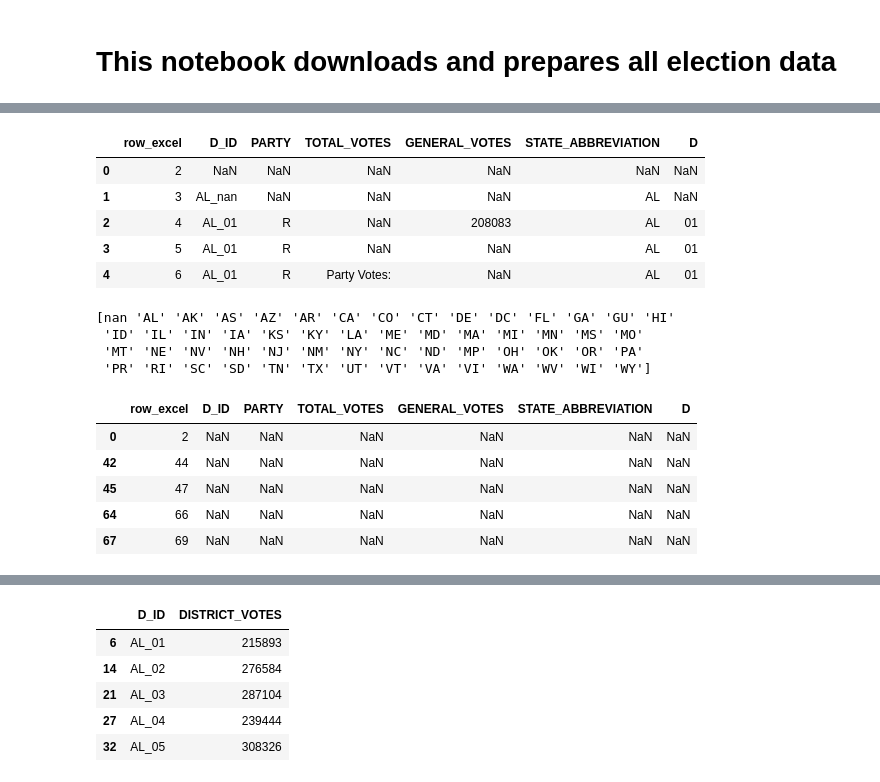
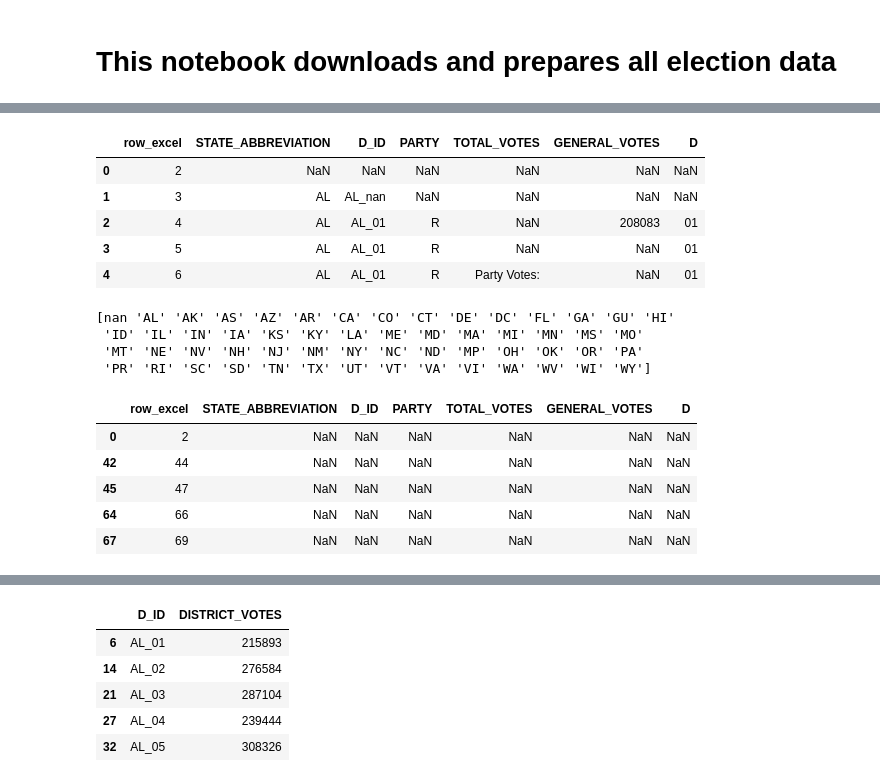
Before and after one commit to kbjarkefur/uselect, a Jupyter notebook: data/script-jupyter/clean-house-data.ipynb, the cells around one changed output, grey strips where cells are left out. Drawn from its saved outputs; the diff is of its cells as text; code cells hidden in the pictures.

```diff
--- a/data/script-jupyter/clean-house-data.ipynb
+++ b/data/script-jupyter/clean-house-data.ipynb
@@ -46,9 +35,8 @@ house_by_dist.head(50)
 # %%
-house_by_dist["D_ID"] = house_by_dist["STATE ABBREVIATION"] + "_" + house_by_dist["D"].map(str)
-
 house_by_dist.rename(columns={1:'row_excel',
                               'TOTAL VOTES':'TOTAL_VOTES',
                               'GENERAL VOTES ':'GENERAL_VOTES',
+                              'FEC ID#':'FEC_ID',
                               'STATE ABBREVIATION':'STATE_ABBREVIATION'}
                               , inplace=True)
 list(house_by_dist.columns.values)
@@ -72,0 +61,23 @@ list(house_by_dist.columns.values)
+# %%
+#Typo in District number for these two candidates. Double checked with
+# https://transition.fec.gov/pubrec/fe2016/federalelections2016.pdf page 165
+house_by_dist.loc[(house_by_dist.FEC_ID == "H6SC05137") , 'D'] = "05"
+house_by_dist.loc[(house_by_dist.FEC_ID == "H6SC05145") , 'D'] = "05"
+
+#Typo in District number for these two candidates. Double checked with
+# https://transition.fec.gov/pubrec/fe2016/federalelections2016.pdf page 175
+house_by_dist.loc[(house_by_dist.FEC_ID == "H8UT03089") , 'D'] = "03"
+house_by_dist.loc[(house_by_dist.FEC_ID == "H6UT03166") , 'D'] = "03"
+
+#Look into what is best for unexpired distircts
+# 1 distrinct in HI and one in KY
+house_by_dist.loc[(house_by_dist.D == "01 - FULL TERM") , 'D'] = "01"
+house_by_dist = house_by_dist[house_by_dist.D != "01 - UNEXPIRED TERM"]
+house_by_dist = house_by_dist[house_by_dist.D != "1 - UNEXPIRED TERM"]
+
+# 1 distrinct in PA
+house_by_dist.loc[(house_by_dist.D == "02 - FULL TERM") , 'D'] = "02"
+house_by_dist = house_by_dist[house_by_dist.D != "02 - UNEXPIRED TERM"]
+
+#Line used to check result
+#house_by_dist.loc[house_by_dist.row_excel > 3736].head(100)
@@ -73,14 +103,17 @@ list(house_by_dist.columns.values)
+# %%
+house_by_dist["D_ID"] = house_by_dist.STATE_ABBREVIATION + "_" + house_by_dist.D.map(str)
+house_by_dist.D_ID = house_by_dist.D_ID.str.strip()
 # %%
-house_by_dist = house_by_dist[['row_excel','D_ID', 'PARTY', 'TOTAL_VOTES','GENERAL_VOTES', "STATE_ABBREVIATION", "D"]]
+house_by_dist = house_by_dist[['row_excel',"STATE_ABBREVIATION",'D_ID','PARTY','TOTAL_VOTES','GENERAL_VOTES',"D"]]
 
 house_by_dist.head()
 # %% [output]
-|  | row_excel | D_ID | PARTY | TOTAL_VOTES | GENERAL_VOTES | STATE_ABBREVIATION | D |
+|  | row_excel | STATE_ABBREVIATION | D_ID | PARTY | TOTAL_VOTES | GENERAL_VOTES | D |
 | 0 | 2 | NaN | NaN | NaN | NaN | NaN | NaN |
-| 1 | 3 | AL_nan | NaN | NaN | NaN | AL | NaN |
-| 2 | 4 | AL_01 | R | NaN | 208083 | AL | 01 |
-| 3 | 5 | AL_01 | R | NaN | NaN | AL | 01 |
-| 4 | 6 | AL_01 | R | Party Votes: | NaN | AL | 01 |
+| 1 | 3 | AL | AL_nan | NaN | NaN | NaN | NaN |
+| 2 | 4 | AL | AL_01 | R | NaN | 208083 | 01 |
+| 3 | 5 | AL | AL_01 | R | NaN | NaN | 01 |
+| 4 | 6 | AL | AL_01 | R | Party Votes: | NaN | 01 |
 # %%
 print(house_by_dist.STATE_ABBREVIATION.unique())
 # %% [output]
@@ -93,7 +126,7 @@ state_nan = house_by_dist[(house_by_dist.STATE_ABBREVIATION.isnull())]
 state_nan.head()
 #state_nan.head(500)
 # %% [output]
-|  | row_excel | D_ID | PARTY | TOTAL_VOTES | GENERAL_VOTES | STATE_ABBREVIATION | D |
+|  | row_excel | STATE_ABBREVIATION | D_ID | PARTY | TOTAL_VOTES | GENERAL_VOTES | D |
 | 0 | 2 | NaN | NaN | NaN | NaN | NaN | NaN |
 | 42 | 44 | NaN | NaN | NaN | NaN | NaN | NaN |
 | 45 | 47 | NaN | NaN | NaN | NaN | NaN | NaN |
```
Also changed, not shown: parts of 32 cells of this notebook.
